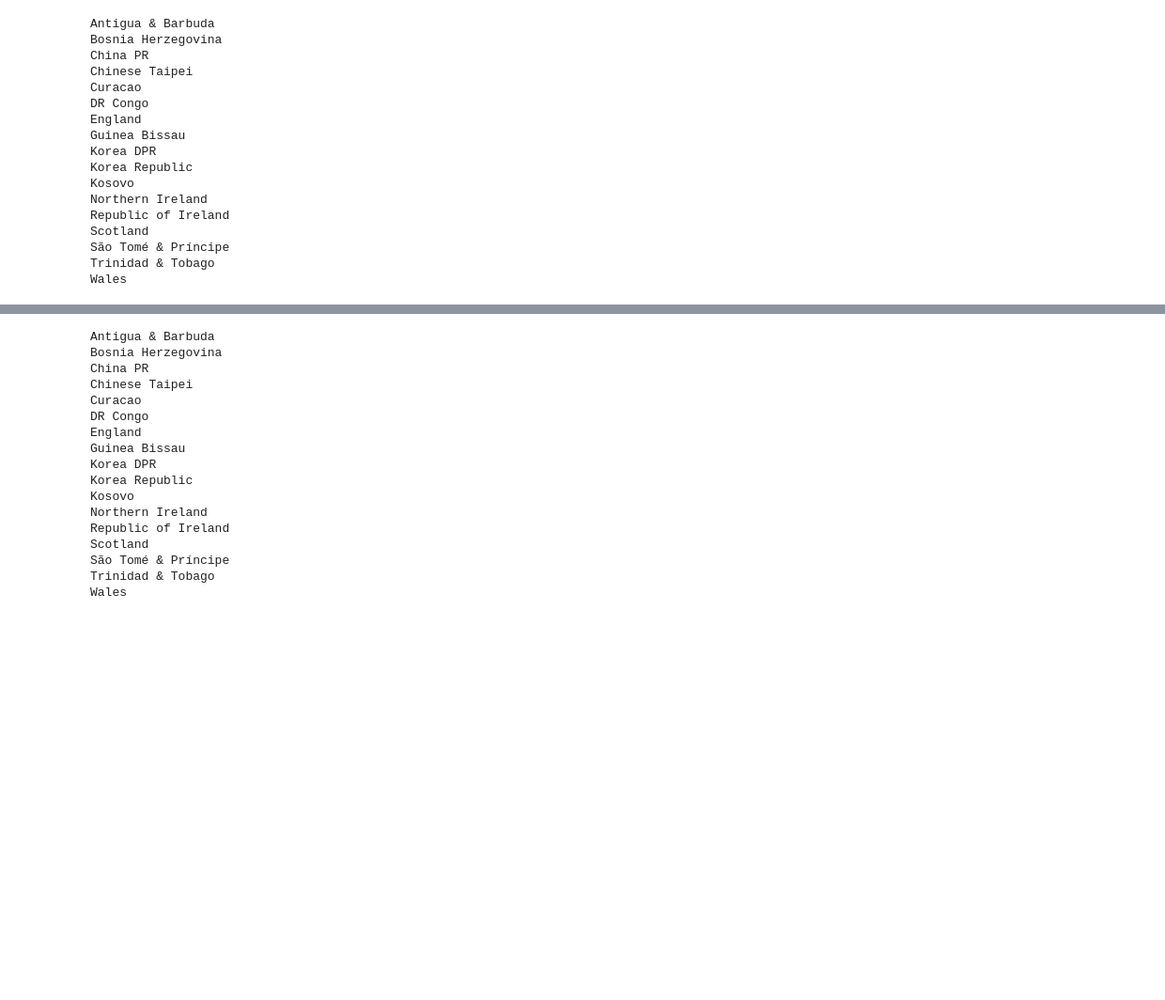
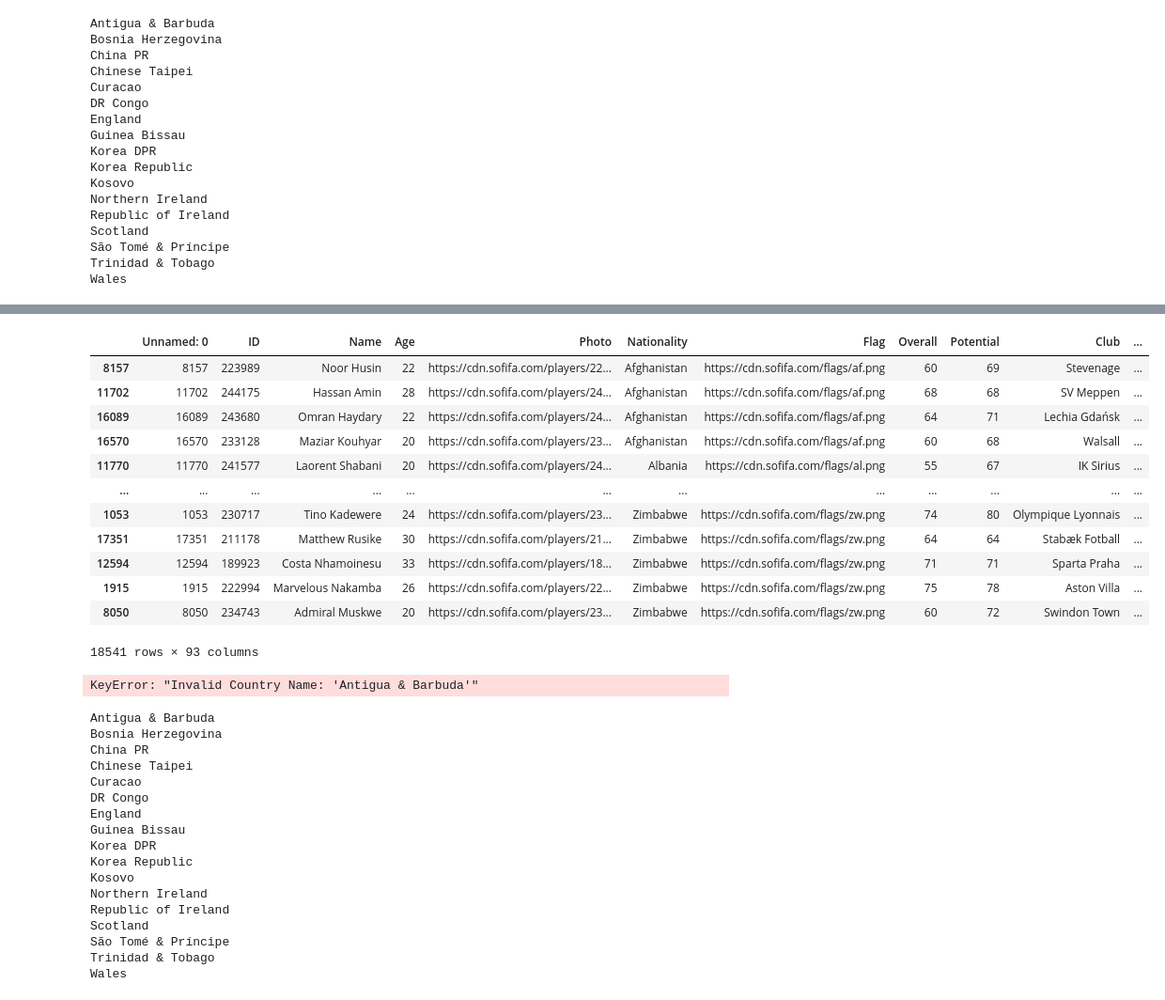
Before and after one commit to BryanOD95/DBAP, a Jupyter notebook: 1. Data Cleaning.ipynb, the cells around one changed output, grey strips where cells are left out. Shown at 94% size. Drawn from its saved outputs; the diff is of its cells as text; code cells hidden in the pictures; blank space fills up the shorter version.

```diff
--- a/1. Data Cleaning.ipynb
+++ b/1. Data Cleaning.ipynb
@@ -124,0 +236,7 @@ Wales
+# %%
+#for i in df["Nationality"]:
+try:
+    df["continent"] = pc.country_alpha2_to_continent_code(pc.country_name_to_country_alpha2(df["Nationality"],
+                                                                cn_name_format="default"))
+except:
+    df["continent"] = df["Nationality"]
@@ -125,3 +268,33 @@ Wales
+# %%
+def country_to_cont (value):
+    try:
+        return pc.country_alpha2_to_continent_code(pc.country_name_to_country_alpha2(value,
+                                                                    cn_name_format="default"))
+    except:
+        return value
+# %%
+df["continent"] = df["Nationality"].apply(lambda x: country_to_cont(x))
+# %%
+df
+# %% [output]
+|  | Unnamed: 0 | ID | Name | Age | Photo | Nationality | Flag | Overall | Potential | Club | ... |
+| 8157 | 8157 | 223989 | Noor Husin | 22 | https://cdn.sofifa.com/players/22... | Afghanistan | https://cdn.sofifa.com/flags/af.png | 60 | 69 | Stevenage | ... |
+| 11702 | 11702 | 244175 | Hassan Amin | 28 | https://cdn.sofifa.com/players/24... | Afghanistan | https://cdn.sofifa.com/flags/af.png | 68 | 68 | SV Meppen | ... |
+| 16089 | 16089 | 243680 | Omran Haydary | 22 | https://cdn.sofifa.com/players/24... | Afghanistan | https://cdn.sofifa.com/flags/af.png | 64 | 71 | Lechia Gdańsk | ... |
+| 16570 | 16570 | 233128 | Maziar Kouhyar | 20 | https://cdn.sofifa.com/players/23... | Afghanistan | https://cdn.sofifa.com/flags/af.png | 60 | 68 | Walsall | ... |
+| 11770 | 11770 | 241577 | Laorent Shabani | 20 | https://cdn.sofifa.com/players/24... | Albania | https://cdn.sofifa.com/flags/al.png | 55 | 67 | IK Sirius | ... |
+| ... | ... | ... | ... | ... | ... | ... | ... | ... | ... | ... | ... |
+| 1053 | 1053 | 230717 | Tino Kadewere | 24 | https://cdn.sofifa.com/players/23... | Zimbabwe | https://cdn.sofifa.com/flags/zw.png | 74 | 80 | Olympique Lyonnais | ... |
+| 17351 | 17351 | 211178 | Matthew Rusike | 30 | https://cdn.sofifa.com/players/21... | Zimbabwe | https://cdn.sofifa.com/flags/zw.png | 64 | 64 | Stabæk Fotball | ... |
+| 12594 | 12594 | 189923 | Costa Nhamoinesu | 33 | https://cdn.sofifa.com/players/18... | Zimbabwe | https://cdn.sofifa.com/flags/zw.png | 71 | 71 | Sparta Praha | ... |
+| 1915 | 1915 | 222994 | Marvelous Nakamba | 26 | https://cdn.sofifa.com/players/22... | Zimbabwe | https://cdn.sofifa.com/flags/zw.png | 75 | 78 | Aston Villa | ... |
+| 8050 | 8050 | 234743 | Admiral Muskwe | 20 | https://cdn.sofifa.com/players/23... | Zimbabwe | https://cdn.sofifa.com/flags/zw.png | 60 | 72 | Swindon Town | ... |
+18541 rows × 93 columns
+# %%
+df["continent"] = df["Nationality"].apply(lambda x: pc.country_alpha2_to_continent_code(pc.country_name_to_country_alpha2(x,
+                                                                    cn_name_format="default")))
+# %% [output]
+KeyError: "Invalid Country Name: 'Antigua & Barbuda'"
 # %%
 # Manual Correction for the following
 # Antigua & Barbuda: NA
```
Also changed, not shown: parts of 11 cells of this notebook.
